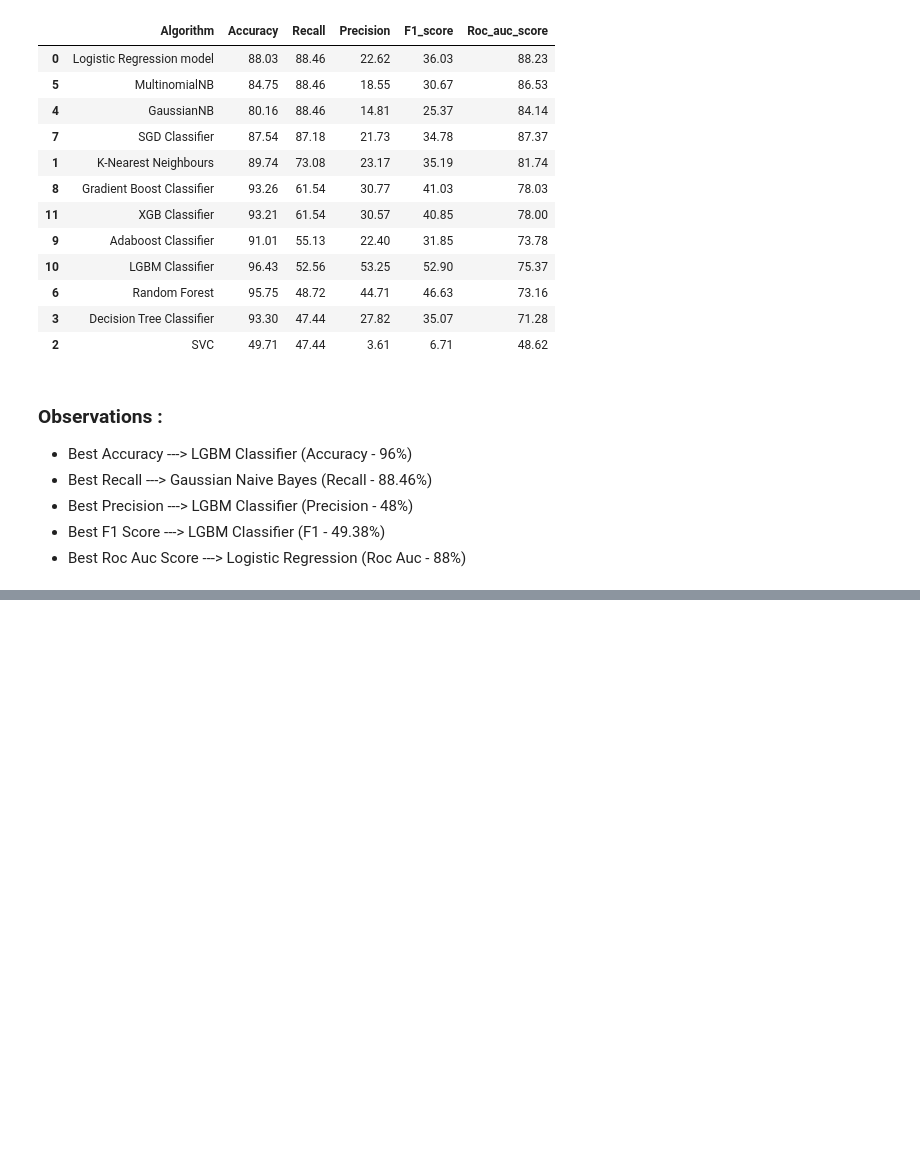
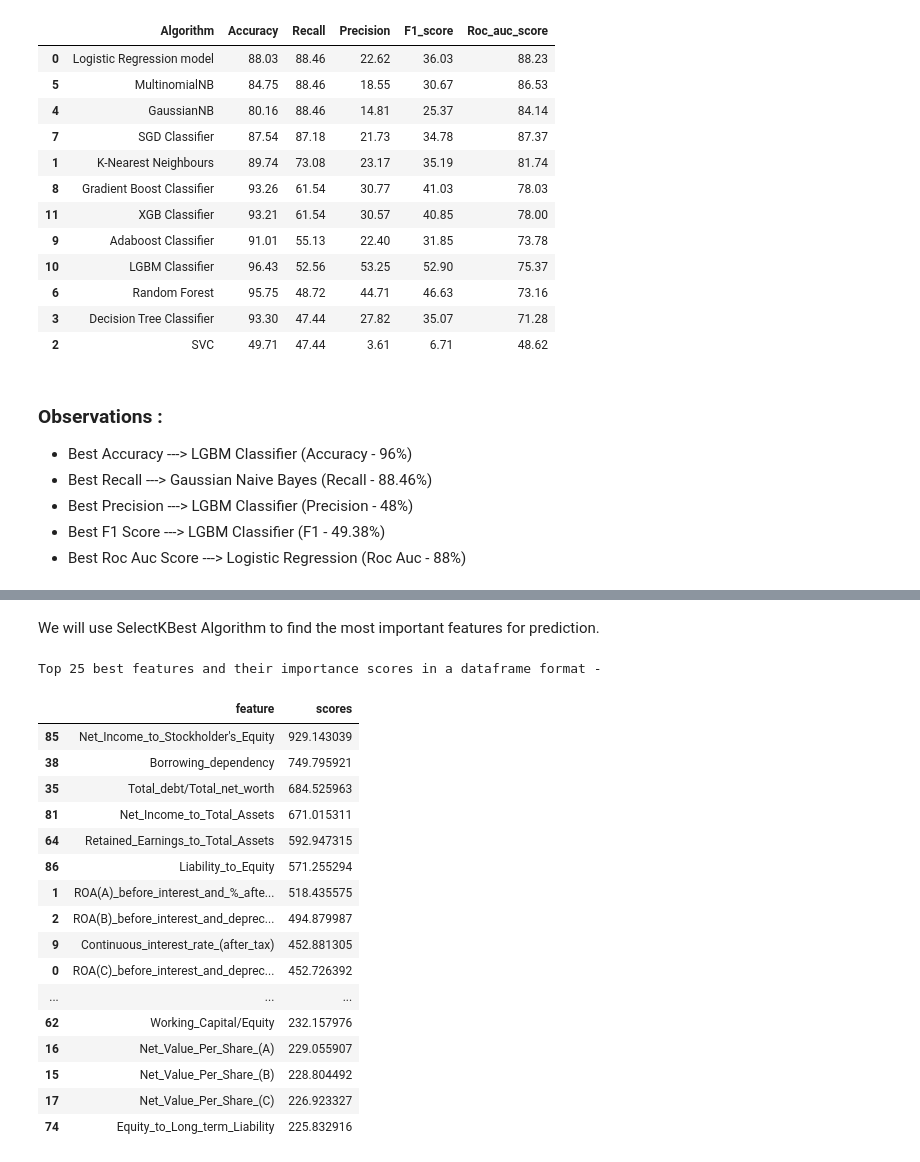
Before and after one commit to RanojoyBiswas/Company-Bankruptcy-Prediction, a Jupyter notebook: COMPANY_BANKRUPTCY_PREDICTION.ipynb, the cells around one changed output, grey strips where cells are left out. Saved outputs shown, nothing was run; the diff lists cells and outputs as text; code cells hidden in the pictures; blank space fills up the shorter version.

```diff
--- a/COMPANY_BANKRUPTCY_PREDICTION.ipynb
+++ b/COMPANY_BANKRUPTCY_PREDICTION.ipynb
@@ -1108,0 +1128,2 @@ performance_df
+# %% [markdown]
+We will use SelectKBest Algorithm to find the most important features for prediction.
@@ -1108,0 +1142,22 @@ performance_df
+# %%
+print('Top 25 best features and their importance scores in a dataframe format -')
+fs_scores.sort_values(by = 'scores', ascending = False).head(25)
+# %% [output]
+Top 25 best features and their importance scores in a dataframe format -
+|  | feature | scores |
+| 85 | Net_Income_to_Stockholder's_Equity | 929.143039 |
+| 38 | Borrowing_dependency | 749.795921 |
+| 35 | Total_debt/Total_net_worth | 684.525963 |
+| 81 | Net_Income_to_Total_Assets | 671.015311 |
+| 64 | Retained_Earnings_to_Total_Assets | 592.947315 |
+| 86 | Liability_to_Equity | 571.255294 |
+| 1 | ROA(A)_before_interest_and_%_afte... | 518.435575 |
+| 2 | ROA(B)_before_interest_and_deprec... | 494.879987 |
+| 9 | Continuous_interest_rate_(after_tax) | 452.881305 |
+| 0 | ROA(C)_before_interest_and_deprec... | 452.726392 |
+| ... | ... | ... |
+| 62 | Working_Capital/Equity | 232.157976 |
+| 16 | Net_Value_Per_Share_(A) | 229.055907 |
+| 15 | Net_Value_Per_Share_(B) | 228.804492 |
+| 17 | Net_Value_Per_Share_(C) | 226.923327 |
+| 74 | Equity_to_Long_term_Liability | 225.832916 |
```
Also changed, not shown: parts of 22 cells of this notebook.
